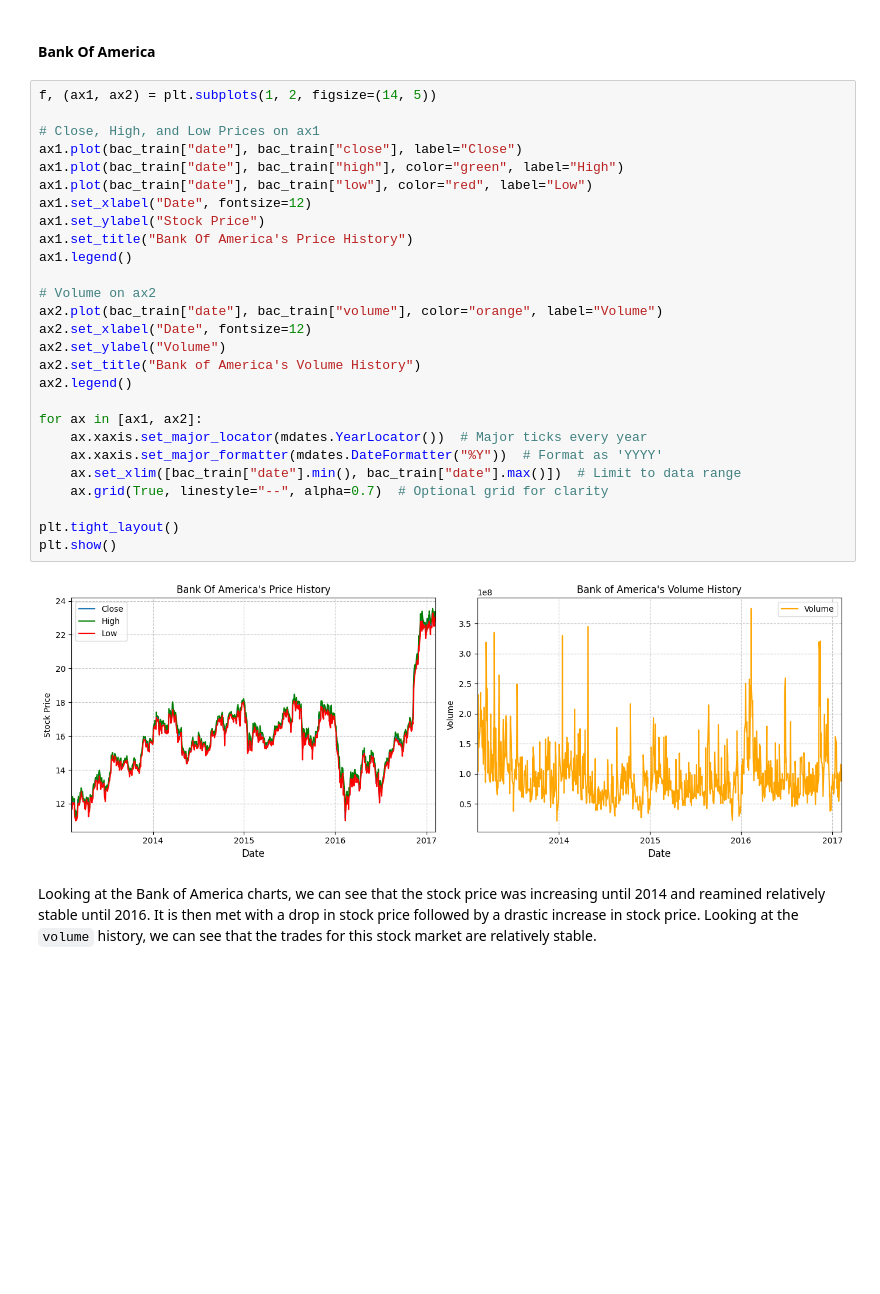
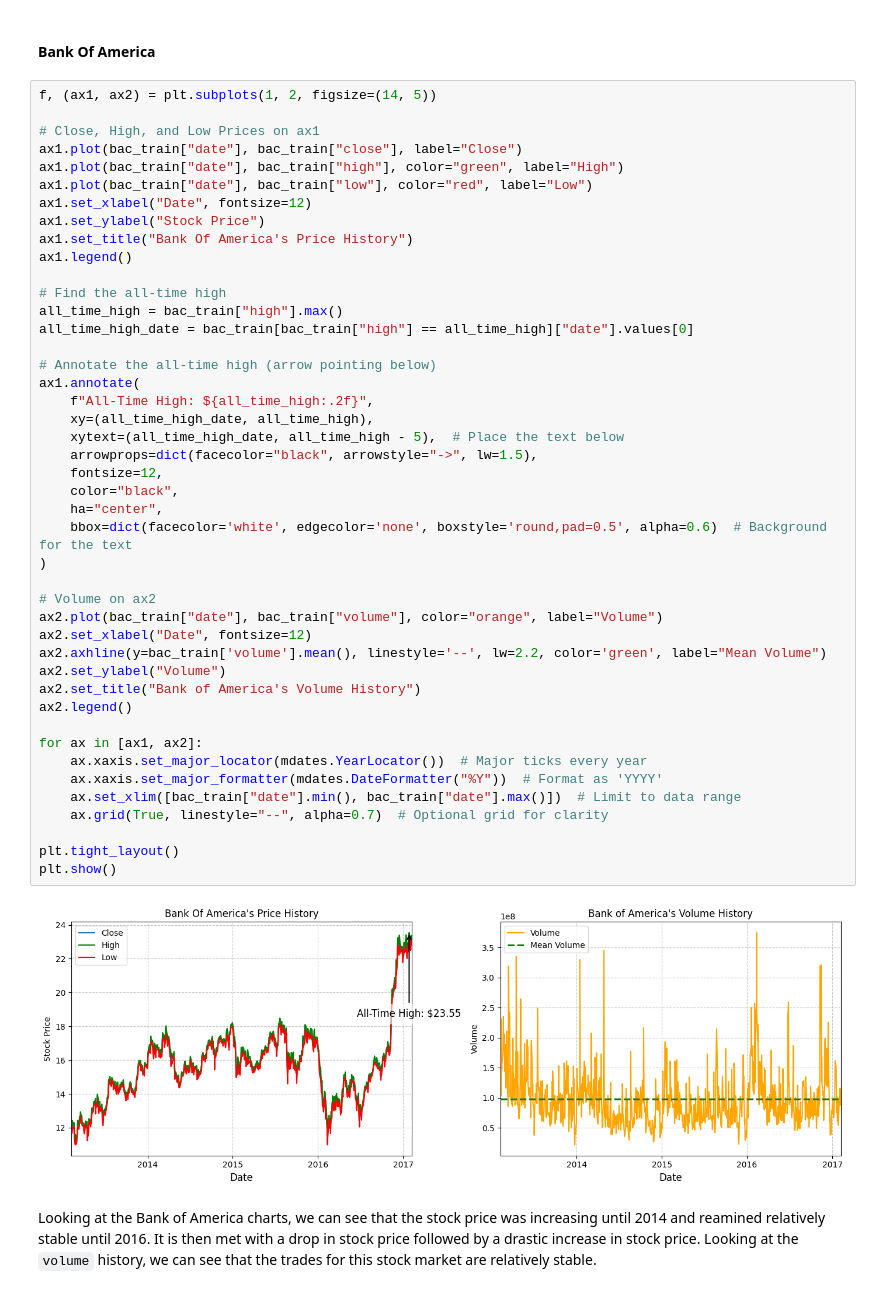
Before and after one commit to Vondent/stock-price-analysis, a Jupyter notebook: stock-price-analysis.ipynb, the cells around one changed output. Saved outputs shown, nothing was run; the diff lists cells and outputs as text; blank space fills up the shorter version.

Commit message:
Added Key Observations and Improved Graphs

```diff
--- a/stock-price-analysis.ipynb
+++ b/stock-price-analysis.ipynb
@@ -465,32 +482,49 @@ Producing the scatterplots for Stock Price and Dates we can see that Tesla had a
 # %%
 f, (ax1, ax2) = plt.subplots(1, 2, figsize=(14, 5))
 
 # Close, High, and Low Prices on ax1
 ax1.plot(bac_train["date"], bac_train["close"], label="Close")
 ax1.plot(bac_train["date"], bac_train["high"], color="green", label="High")
 ax1.plot(bac_train["date"], bac_train["low"], color="red", label="Low")
 ax1.set_xlabel("Date", fontsize=12)
 ax1.set_ylabel("Stock Price")
 ax1.set_title("Bank Of America's Price History")
 ax1.legend()
 
+# Find the all-time high
+all_time_high = bac_train["high"].max()
+all_time_high_date = bac_train[bac_train["high"] == all_time_high]["date"].values[0]
+
+# Annotate the all-time high (arrow pointing below)
+ax1.annotate(
+    f"All-Time High: ${all_time_high:.2f}",
+    xy=(all_time_high_date, all_time_high),
+    xytext=(all_time_high_date, all_time_high - 5),  # Place the text below
+    arrowprops=dict(facecolor="black", arrowstyle="->", lw=1.5),
+    fontsize=12,
+    color="black",
+    ha="center",
+    bbox=dict(facecolor='white', edgecolor='none', boxstyle='round,pad=0.5', alpha=0.6)  # Background for the text
+)
+
 # Volume on ax2
 ax2.plot(bac_train["date"], bac_train["volume"], color="orange", label="Volume")
 ax2.set_xlabel("Date", fontsize=12)
+ax2.axhline(y=bac_train['volume'].mean(), linestyle='--', lw=2.2, color='green', label="Mean Volume")
 ax2.set_ylabel("Volume")
 ax2.set_title("Bank of America's Volume History")
 ax2.legend()
 
 for ax in [ax1, ax2]:
     ax.xaxis.set_major_locator(mdates.YearLocator())  # Major ticks every year
     ax.xaxis.set_major_formatter(mdates.DateFormatter("%Y"))  # Format as 'YYYY'
     ax.set_xlim([bac_train["date"].min(), bac_train["date"].max()])  # Limit to data range
     ax.grid(True, linestyle="--", alpha=0.7)  # Optional grid for clarity
 
 plt.tight_layout()
 plt.show()
 # %% [output]
-[figure, old version]
+[figure, new version]
 # %% [markdown]
 Looking at the Bank of America charts, we can see that the stock price was increasing until 2014 and reamined relatively stable until 2016.  It is then met with a drop in stock price followed by a drastic increase in stock price.  Looking at the `volume` history, we can see that the trades for this stock market are relatively stable.
 # %% [markdown]
```
Also changed, not shown: parts of 6 cells of this notebook.
